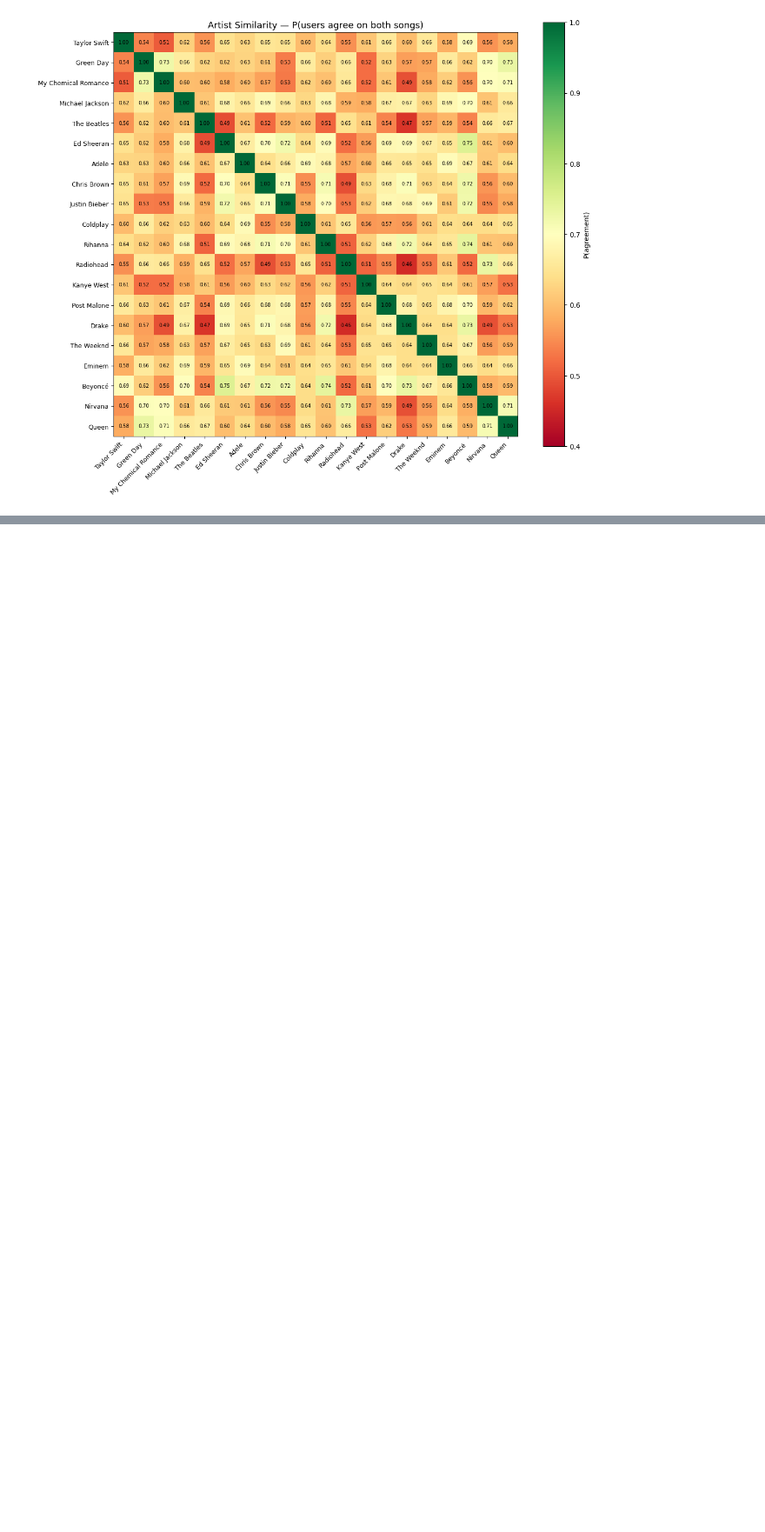
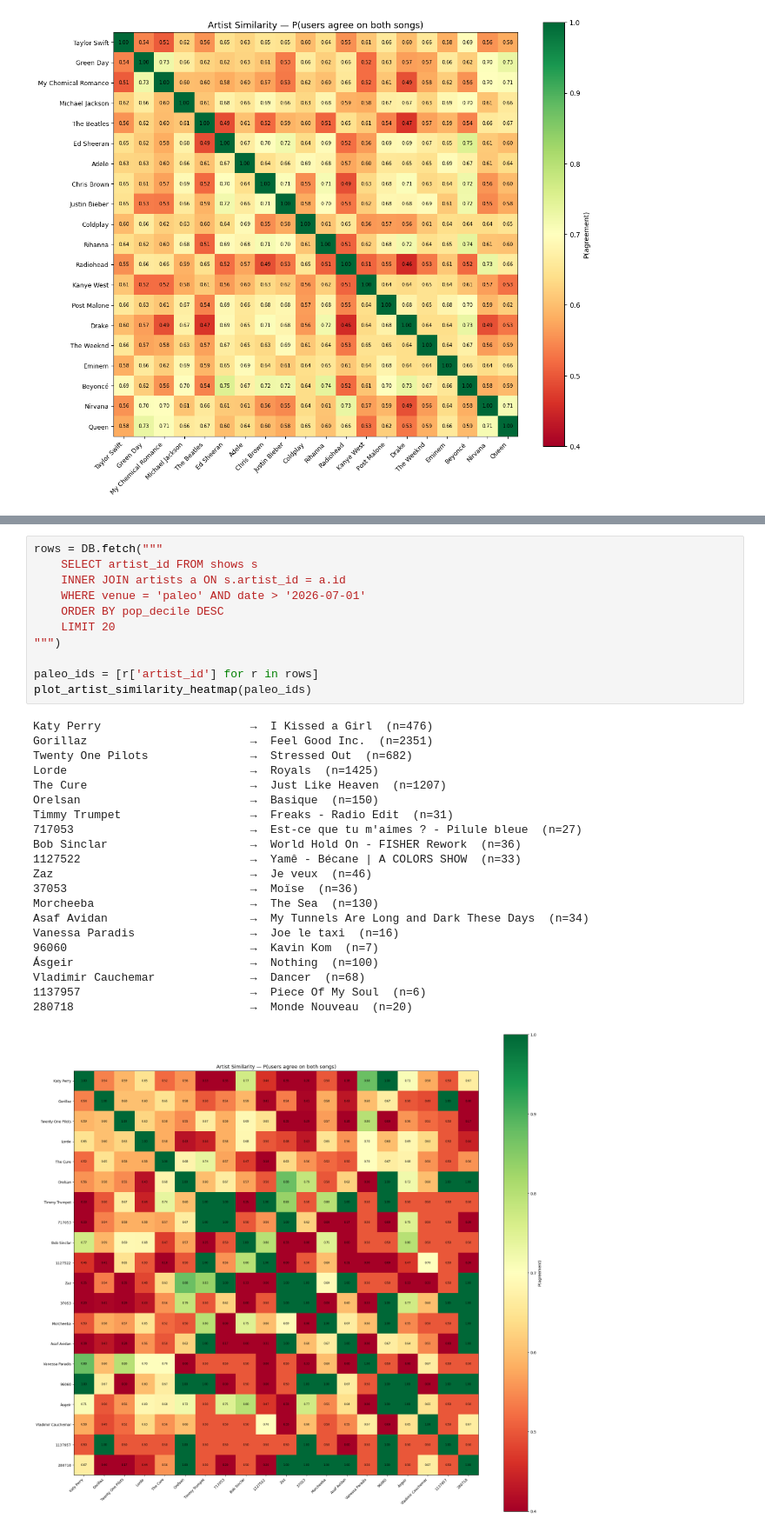
Before and after one commit to sstoikov/piki-research, a Jupyter notebook: 2-similar-artists.ipynb, the cells around one changed output, grey strips where cells are left out. Shown at 87% size. Saved outputs shown, nothing was run; the diff lists cells and outputs as text; blank space fills up the shorter version.

```diff
--- a/2-similar-artists.ipynb
+++ b/2-similar-artists.ipynb
@@ -206,0 +349,33 @@ plt.show()
+# %%
+rows = DB.fetch("""
+    SELECT artist_id FROM shows s
+    INNER JOIN artists a ON s.artist_id = a.id
+    WHERE venue = 'paleo' AND date > '2026-07-01'
+    ORDER BY pop_decile DESC
+    LIMIT 20
+""")
+
+paleo_ids = [r['artist_id'] for r in rows]
+plot_artist_similarity_heatmap(paleo_ids)
+# %% [output]
+Katy Perry                      →  I Kissed a Girl  (n=476)
+Gorillaz                        →  Feel Good Inc.  (n=2351)
+Twenty One Pilots               →  Stressed Out  (n=682)
+Lorde                           →  Royals  (n=1425)
+The Cure                        →  Just Like Heaven  (n=1207)
+Orelsan                         →  Basique  (n=150)
+Timmy Trumpet                   →  Freaks - Radio Edit  (n=31)
+717053                          →  Est-ce que tu m'aimes ? - Pilule bleue  (n=27)
+Bob Sinclar                     →  World Hold On - FISHER Rework  (n=36)
+1127522                         →  Yamê - Bécane | A COLORS SHOW  (n=33)
+Zaz                             →  Je veux  (n=46)
+37053                           →  Moïse  (n=36)
+Morcheeba                       →  The Sea  (n=130)
+Asaf Avidan                     →  My Tunnels Are Long and Dark These Days  (n=34)
+Vanessa Paradis                 →  Joe le taxi  (n=16)
+96060                           →  Kavin Kom  (n=7)
+Ásgeir                          →  Nothing  (n=100)
+Vladimir Cauchemar              →  Dancer  (n=68)
+1137957                         →  Piece Of My Soul  (n=6)
+280718                          →  Monde Nouveau  (n=20)
+[figure, added]
```
Also changed, not shown: parts of 11 cells of this notebook.
